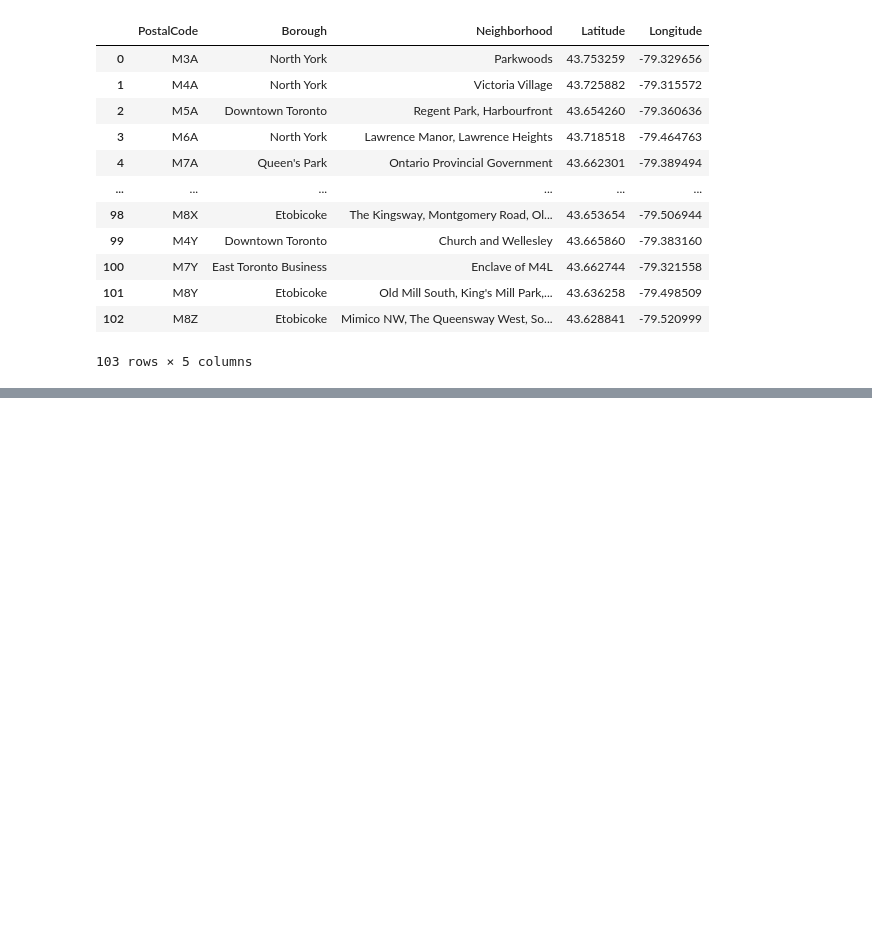
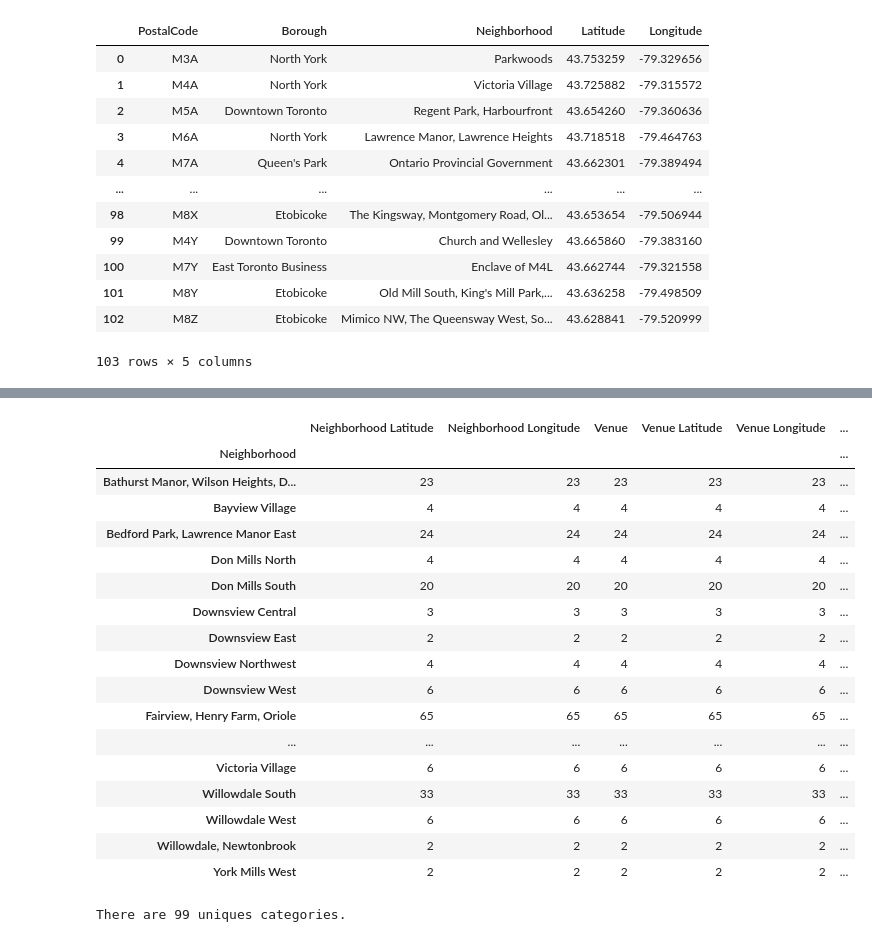
Before and after one commit to DoraYSun/Capstone_Project, a Jupyter notebook: Segmenting_Clustering_Toronto.ipynb, the cells around one changed output, grey strips where cells are left out. Cells and saved outputs as stored; diff of their text form; code cells hidden in the pictures; blank space fills up the shorter version.

```diff
--- a/Segmenting_Clustering_Toronto.ipynb
+++ b/Segmenting_Clustering_Toronto.ipynb
@@ -95,0 +259,12 @@ pd.merge(left=df, right=df_geo, left_on='PostalCode', right_on='PostalCode')
+# %%
+# function that extracts the category of the venue
+def get_category_type(row):
+    try:
+        categories_list = row['categories']
+    except:
+        categories_list = row['venue.categories']
+
+    if len(categories_list) == 0:
+        return None
+    else:
+        return categories_list[0]['name']
@@ -95,0 +371,25 @@ pd.merge(left=df, right=df_geo, left_on='PostalCode', right_on='PostalCode')
+# %%
+north_york_venues.groupby('Neighborhood').count()
+# %% [output]
+|  | Neighborhood Latitude | Neighborhood Longitude | Venue | Venue Latitude | Venue Longitude | ... |
+| Neighborhood |  |  |  |  |  | ... |
+| Bathurst Manor, Wilson Heights, D... | 23 | 23 | 23 | 23 | 23 | ... |
+| Bayview Village | 4 | 4 | 4 | 4 | 4 | ... |
+| Bedford Park, Lawrence Manor East | 24 | 24 | 24 | 24 | 24 | ... |
+| Don Mills North | 4 | 4 | 4 | 4 | 4 | ... |
+| Don Mills South | 20 | 20 | 20 | 20 | 20 | ... |
+| Downsview Central | 3 | 3 | 3 | 3 | 3 | ... |
+| Downsview East | 2 | 2 | 2 | 2 | 2 | ... |
+| Downsview Northwest | 4 | 4 | 4 | 4 | 4 | ... |
+| Downsview West | 6 | 6 | 6 | 6 | 6 | ... |
+| Fairview, Henry Farm, Oriole | 65 | 65 | 65 | 65 | 65 | ... |
+| ... | ... | ... | ... | ... | ... | ... |
+| Victoria Village | 6 | 6 | 6 | 6 | 6 | ... |
+| Willowdale South | 33 | 33 | 33 | 33 | 33 | ... |
+| Willowdale West | 6 | 6 | 6 | 6 | 6 | ... |
+| Willowdale, Newtonbrook | 2 | 2 | 2 | 2 | 2 | ... |
+| York Mills West | 2 | 2 | 2 | 2 | 2 | ... |
+# %%
+print('There are {} uniques categories.'.format(len(north_york_venues['Venue Category'].unique())))
+# %% [output]
+There are 99 uniques categories.
```
Also changed, not shown: parts of 52 cells of this notebook, 1 other file.
